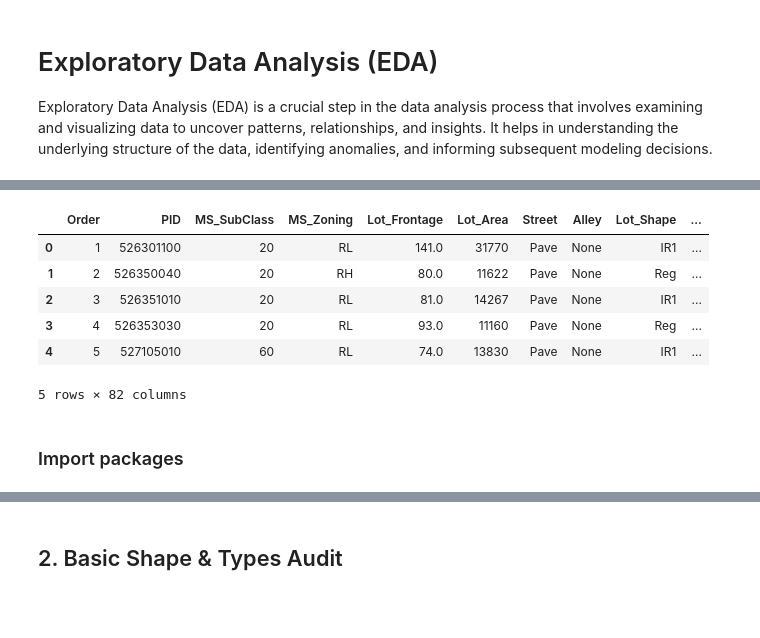
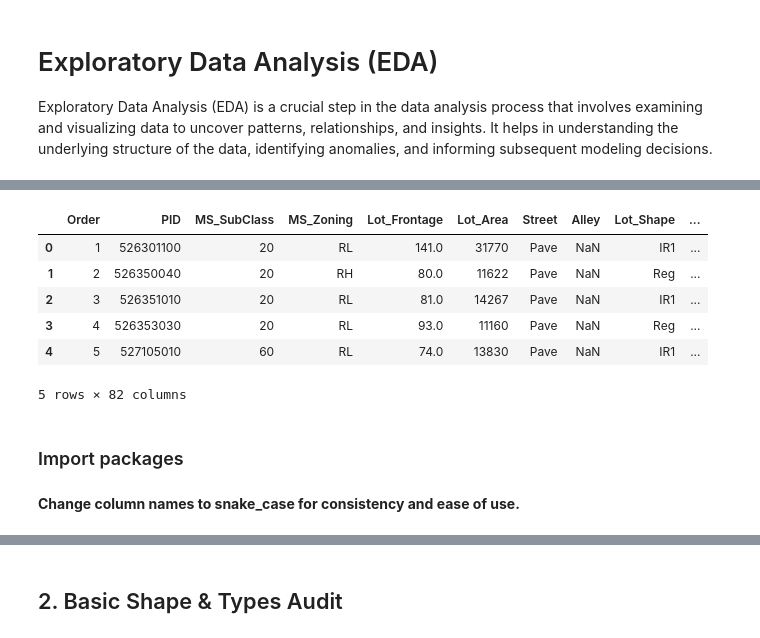
Before and after one commit to mebre7/house-price-predictor-mlops, a Jupyter notebook: notebooks/01_eda_and_baseline.ipynb, the cells around one changed output, grey strips where cells are left out. Saved outputs shown, nothing was run; the diff lists cells and outputs as text; code cells hidden in the pictures; blank space fills up the shorter version.

```diff
--- a/notebooks/01_eda_and_baseline.ipynb
+++ b/notebooks/01_eda_and_baseline.ipynb
@@ -17,27 +14,29 @@ ModuleNotFoundError: No module named 'google.colab'
 # %%
-DB_USER = userdata.get("SUPABASE_USER")
-DB_PASSWORD = quote_plus(userdata.get("SUPABASE_PASSWORD"))
-DB_HOST = userdata.get("SUPABASE_HOST")
-DB_PORT = userdata.get("SUPABASE_PORT")
-DB_NAME = userdata.get("SUPABASE_NAME")
+load_dotenv()
+
+DB_USER = os.getenv("DB_USER", "")
+DB_PASSWORD = quote_plus(os.getenv("DB_PASSWORD", ""))
+DB_HOST = os.getenv("DB_HOST", "")
+DB_PORT = os.getenv("DB_PORT", "")
+DB_NAME = os.getenv("DB_NAME", "")
 
 # 2. Build SQLAlchemy connection string
 DATABASE_URL = f"postgresql://{DB_USER}:{DB_PASSWORD}@{DB_HOST}:{DB_PORT}/{DB_NAME}"
 engine = create_engine(DATABASE_URL)
 with engine.connect() as conn:
     df = pd.read_sql(
         text("SELECT * FROM housing_data"),
         conn
     )
 
 df.head()
 # %% [output]
 |  | Order | PID | MS_SubClass | MS_Zoning | Lot_Frontage | Lot_Area | Street | Alley | Lot_Shape | ... |
-| 0 | 1 | 526301100 | 20 | RL | 141.0 | 31770 | Pave | None | IR1 | ... |
-| 1 | 2 | 526350040 | 20 | RH | 80.0 | 11622 | Pave | None | Reg | ... |
-| 2 | 3 | 526351010 | 20 | RL | 81.0 | 14267 | Pave | None | IR1 | ... |
-| 3 | 4 | 526353030 | 20 | RL | 93.0 | 11160 | Pave | None | Reg | ... |
-| 4 | 5 | 527105010 | 60 | RL | 74.0 | 13830 | Pave | None | IR1 | ... |
+| 0 | 1 | 526301100 | 20 | RL | 141.0 | 31770 | Pave | NaN | IR1 | ... |
+| 1 | 2 | 526350040 | 20 | RH | 80.0 | 11622 | Pave | NaN | Reg | ... |
+| 2 | 3 | 526351010 | 20 | RL | 81.0 | 14267 | Pave | NaN | IR1 | ... |
+| 3 | 4 | 526353030 | 20 | RL | 93.0 | 11160 | Pave | NaN | Reg | ... |
+| 4 | 5 | 527105010 | 60 | RL | 74.0 | 13830 | Pave | NaN | IR1 | ... |
 5 rows × 82 columns
 # %% [markdown]
 ### Import packages
@@ -54,0 +52,2 @@ warnings.filterwarnings("ignore")
+# %% [markdown]
+**Change column names to snake_case for consistency and ease of use.**
```
Also changed, not shown: parts of 64 cells of this notebook, 2 other files.
